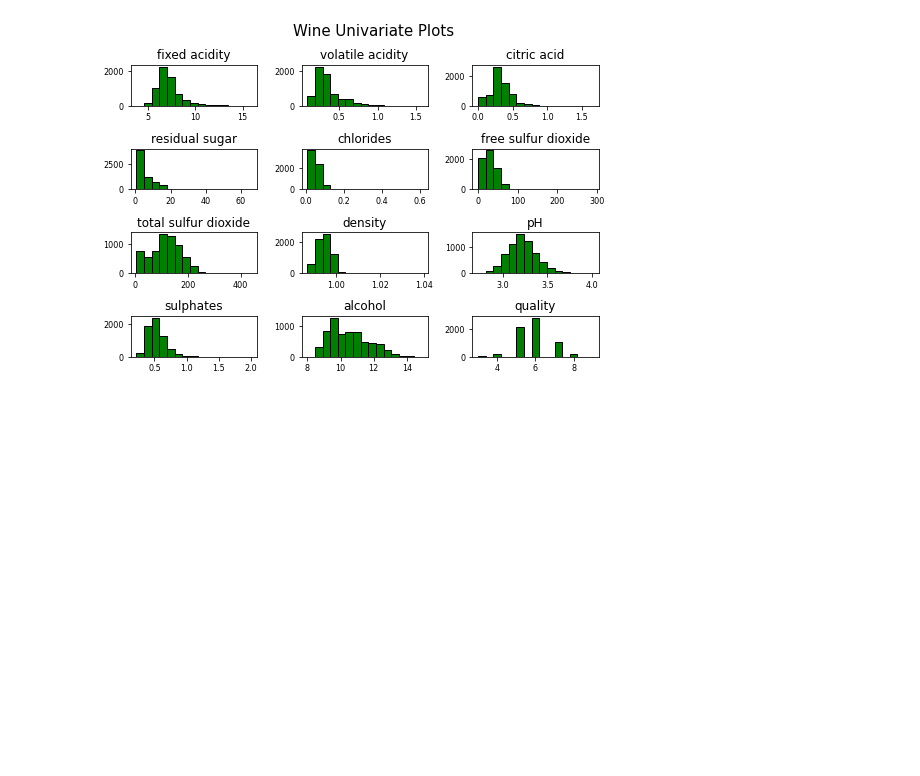
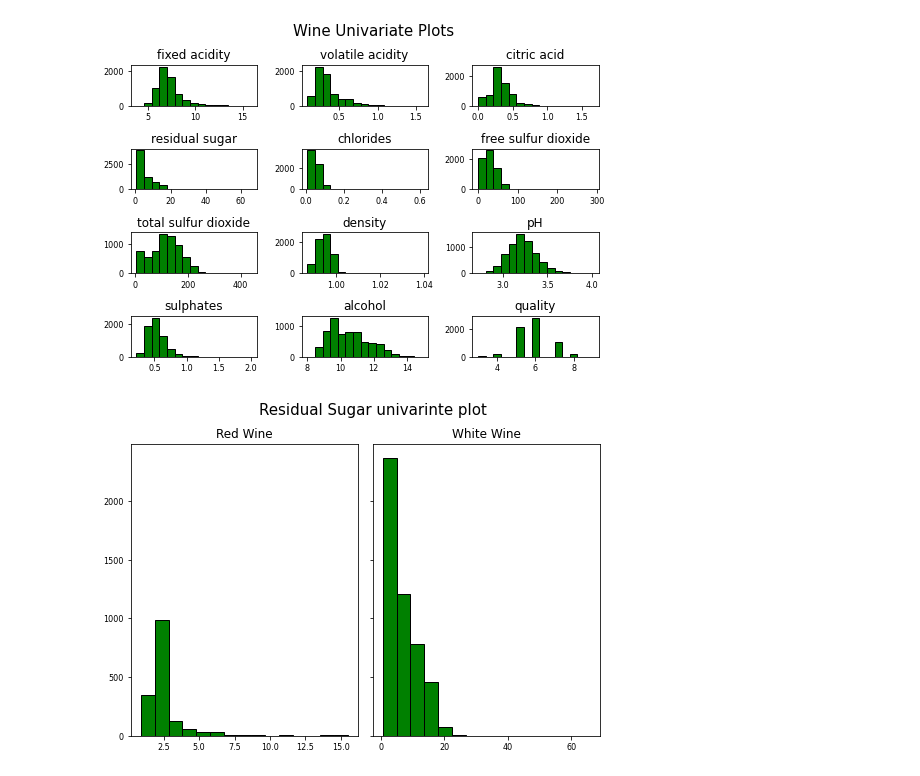
Before and after one commit to Jacopo-Spadon/Wine-not, a Jupyter notebook: Wine not data Wrangling.ipynb, the cells around one changed output. Drawn from its saved outputs; the diff is of its cells as text; code cells hidden in the pictures; blank space fills up the shorter version.

Commit message:
univar sugar 1

```diff
--- a/Wine not data Wrangling.ipynb
+++ b/Wine not data Wrangling.ipynb
@@ -228,6 +243,19 @@ plt.tight_layout(rect=(0, 0, 1.2, 1.2))
 rt = plt.suptitle('Wine Univariate Plots', x=0.65, y=1.25, fontsize=15)
 # %% [output]
 [figure]
+# %%
+# Residual Sugar univarinte plot
+
+sugar_red=wines[wines['wine_type'] == 'red']['residual sugar']
+sugar_white=wines[wines['wine_type'] == 'white']['residual sugar']
+
+comparative_sugar= pd.concat([sugar_red, sugar_white], axis='columns', keys=['Red Wine', 'White Wine'])
+
+comparative_sugar.hist(bins=15, color=('green'), edgecolor='black', linewidth=1.0, label='boiadio', xlabelsize=8, ylabelsize=8, grid=False, sharey=True)
+plt.tight_layout(rect=(0, 0, 1.2, 1.2))
+rt = plt.suptitle('Residual Sugar univarinte plot', x=0.65, y=1.25, fontsize=15)
+# %% [output]
+[figure, added]
 # %%
 # Scarter plot + Regretion of:
 # 1. Quality/solphites
```
Also changed, not shown: parts of 4 cells of this notebook.
